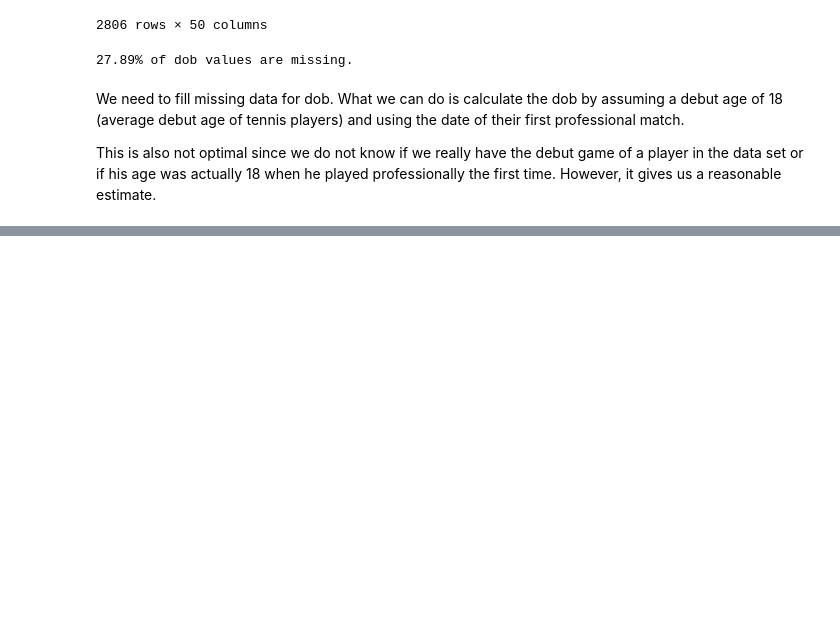
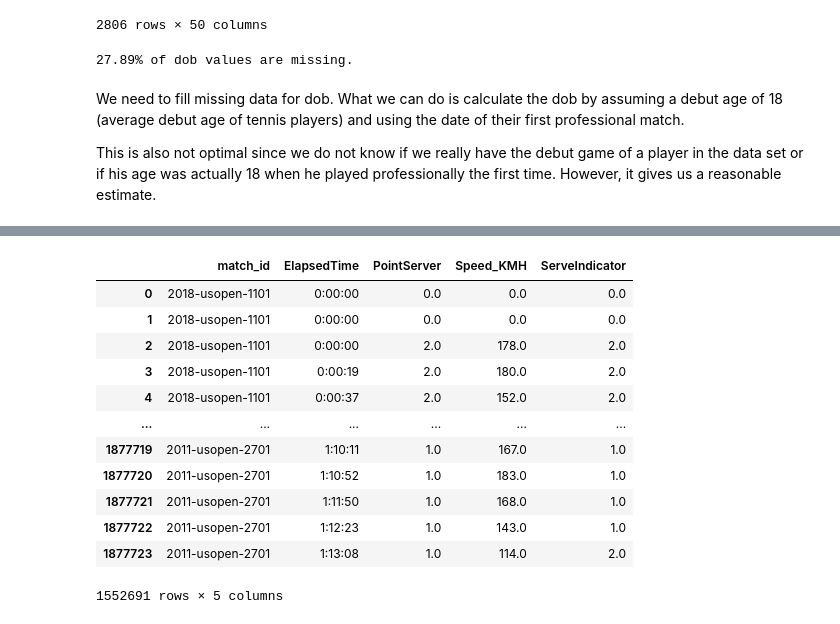
Before and after one commit to phoenox001/TennisMatchAnalysis, a Jupyter notebook: notebooks/eda.ipynb, the cells around one changed output, grey strips where cells are left out. Saved outputs shown, nothing was run; the diff lists cells and outputs as text; code cells hidden in the pictures; blank space fills up the shorter version.

```diff
--- a/notebooks/eda.ipynb
+++ b/notebooks/eda.ipynb
@@ -270,0 +331,17 @@ This is also not optimal since we do not know if we really have the debut game o
+# %%
+points_data = points_data[['match_id', 'ElapsedTime', 'PointServer', 'Speed_KMH', 'ServeIndicator']]
+points_data
+# %% [output]
+|  | match_id | ElapsedTime | PointServer | Speed_KMH | ServeIndicator |
+| 0 | 2018-usopen-1101 | 0:00:00 | 0.0 | 0.0 | 0.0 |
+| 1 | 2018-usopen-1101 | 0:00:00 | 0.0 | 0.0 | 0.0 |
+| 2 | 2018-usopen-1101 | 0:00:00 | 2.0 | 178.0 | 2.0 |
+| 3 | 2018-usopen-1101 | 0:00:19 | 2.0 | 180.0 | 2.0 |
+| 4 | 2018-usopen-1101 | 0:00:37 | 2.0 | 152.0 | 2.0 |
+| ... | ... | ... | ... | ... | ... |
+| 1877719 | 2011-usopen-2701 | 1:10:11 | 1.0 | 167.0 | 1.0 |
+| 1877720 | 2011-usopen-2701 | 1:10:52 | 1.0 | 183.0 | 1.0 |
+| 1877721 | 2011-usopen-2701 | 1:11:50 | 1.0 | 168.0 | 1.0 |
+| 1877722 | 2011-usopen-2701 | 1:12:23 | 1.0 | 143.0 | 1.0 |
+| 1877723 | 2011-usopen-2701 | 1:13:08 | 1.0 | 114.0 | 2.0 |
+1552691 rows × 5 columns
```
Also changed, not shown: parts of 5 cells of this notebook, 5 other files.
